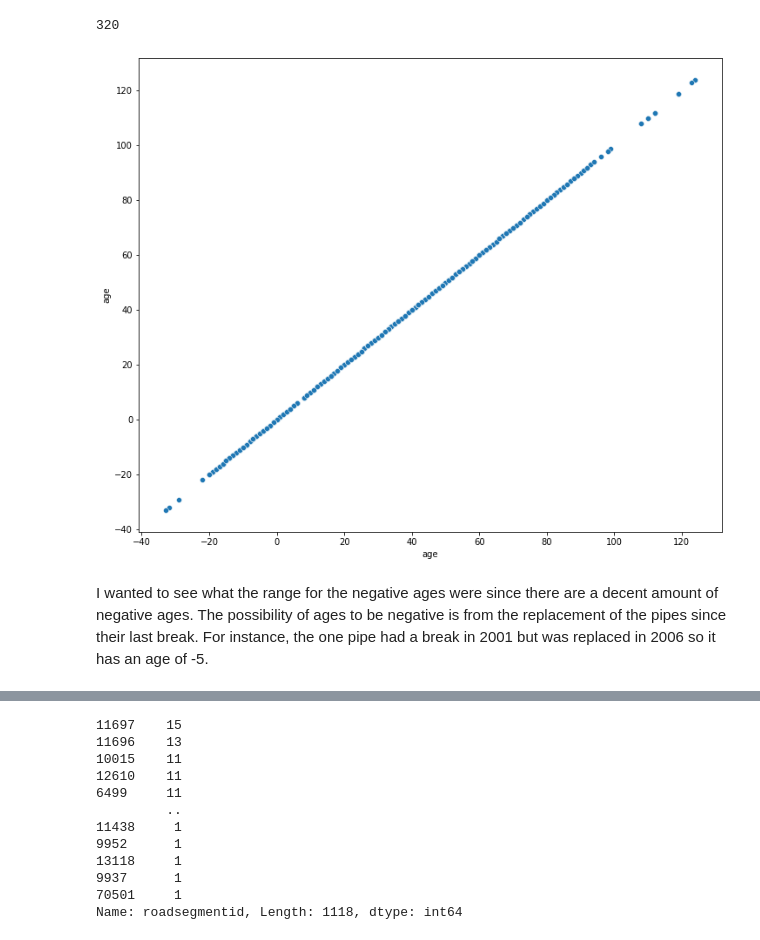
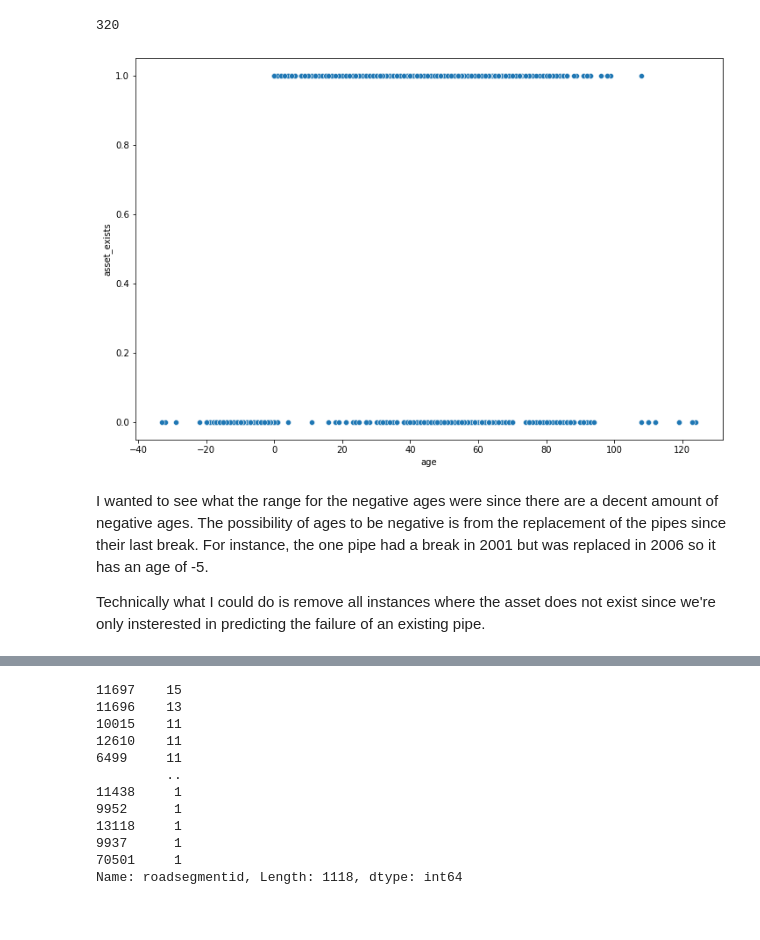
Before and after one commit to js3lliott/water-main-break-prediction-KW, a Jupyter notebook: nbs/feature_eng_preprocessing.ipynb, the cells around one changed output, grey strips where cells are left out. Saved outputs shown, nothing was run; the diff lists cells and outputs as text; code cells hidden in the pictures.

Commit message:
figuring out failure rate calculation. Pre-processing mostly done

```diff
--- a/nbs/feature_eng_preprocessing.ipynb
+++ b/nbs/feature_eng_preprocessing.ipynb
@@ -457,13 +457,15 @@ len(num_neg)
 # %%
 import seaborn as sns
 # %%
-plt.figure(figsize=(12, 10))
-sns.scatterplot(data=data, x='age', y='age')
+plt.figure(figsize=(12,8))
+sns.scatterplot(data=data, x='age', y='asset_exists')
 plt.show();
 # %% [output]
-[figure, old version]
+[figure, new version]
 # %% [markdown]
 I wanted to see what the range for the negative ages were since there are a decent amount of negative ages. The possibility of ages to be negative is from the replacement of the pipes since their last break. For instance, the one pipe had a break in 2001 but was replaced in 2006 so it has an age of -5.
+
+Technically what I could do is remove all instances where the asset does not exist since we're only insterested in predicting the failure of an existing pipe.
 # %%
 connections = {}
 
```
Also changed, not shown: parts of 42 cells of this notebook.
